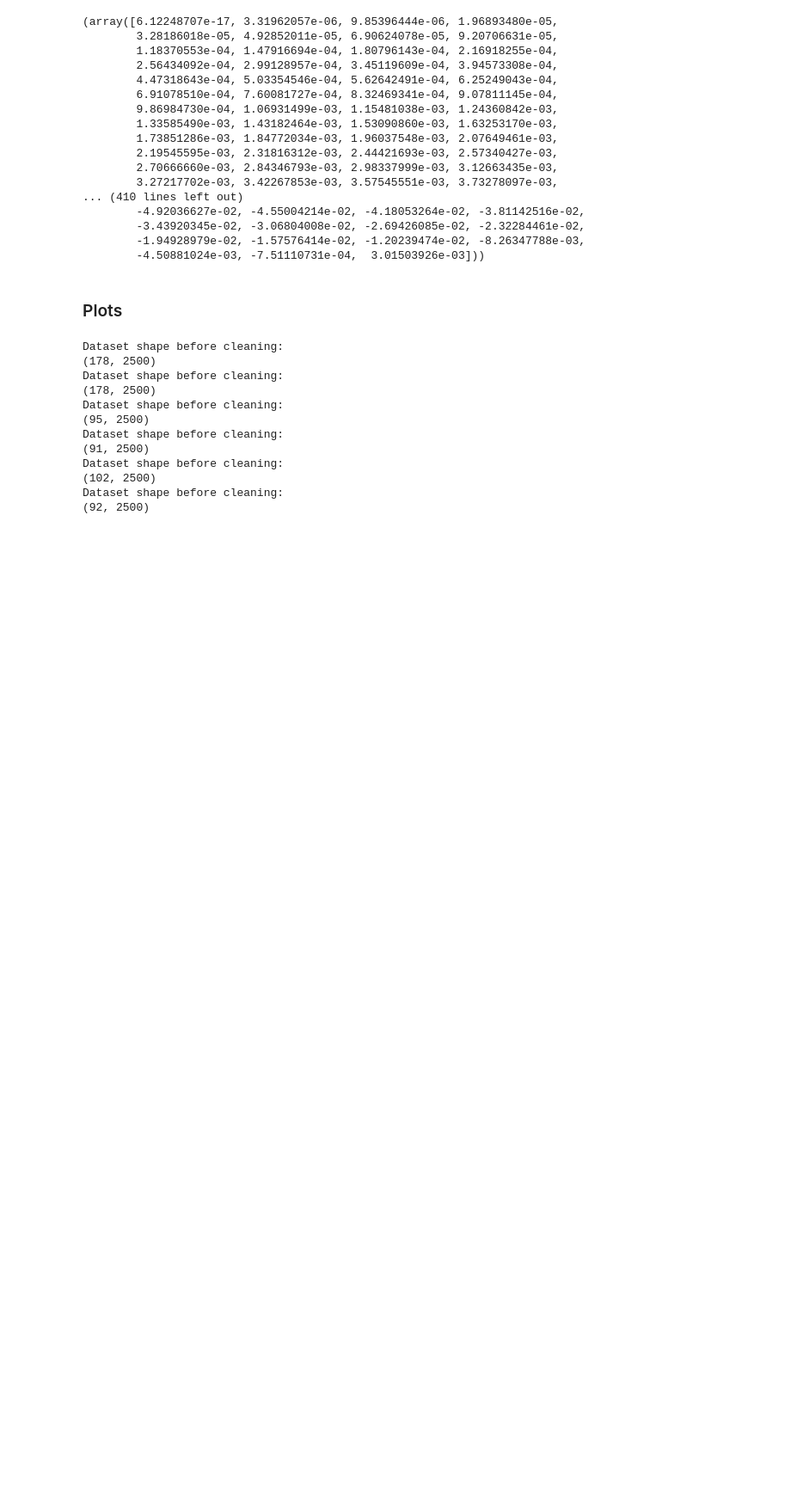
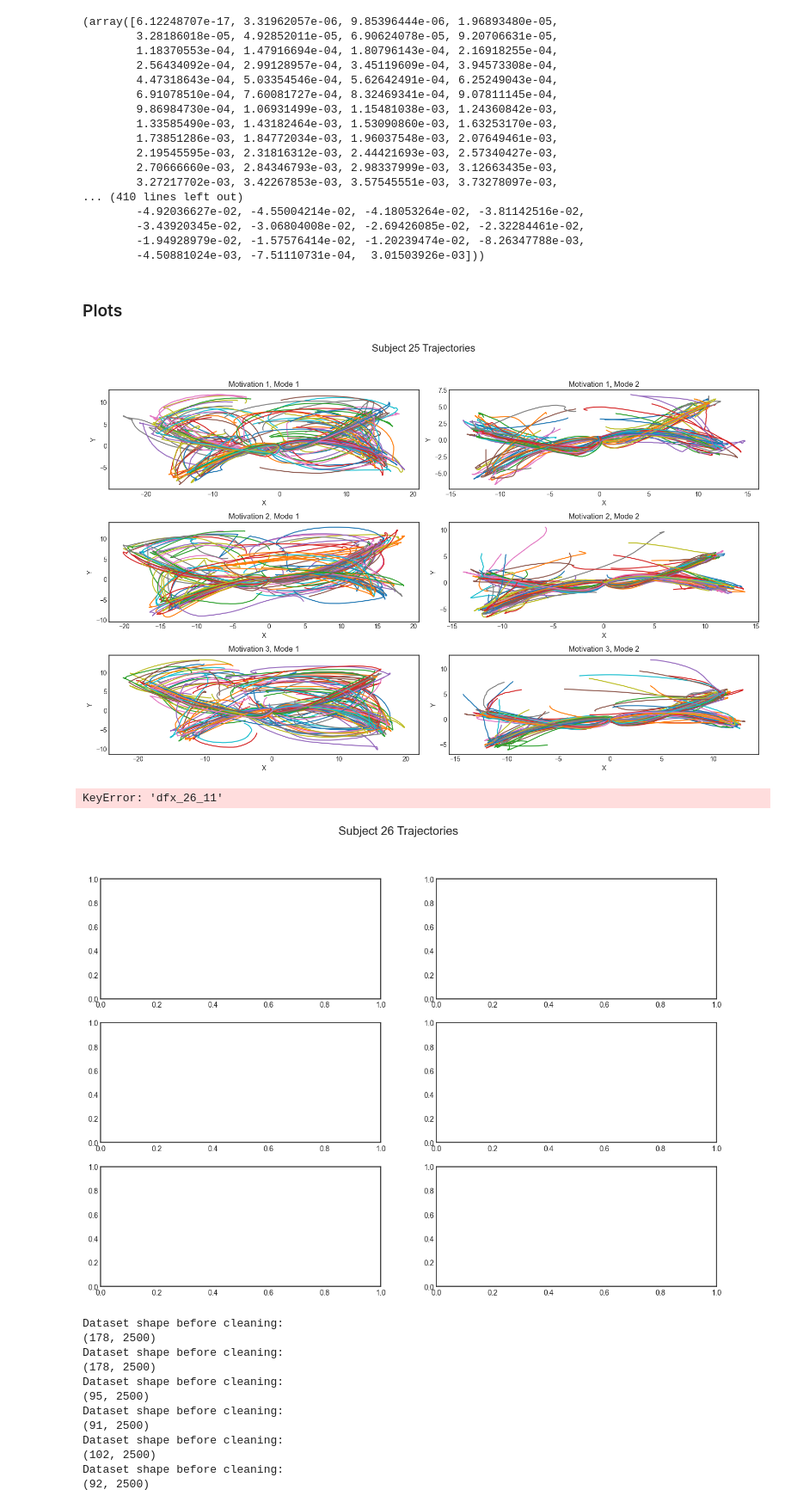
Before and after one commit to flaviaferrus/MotorControlPrediction, a Jupyter notebook: Notebooks/MultipleSubjects.ipynb, the cells around one changed output. Shown at 86% size. Saved outputs shown, nothing was run; the diff lists cells and outputs as text; code cells hidden in the pictures; blank space fills up the shorter version.

Commit message:
Preprocessing plots

```diff
--- a/Notebooks/MultipleSubjects.ipynb
+++ b/Notebooks/MultipleSubjects.ipynb
@@ -249,6 +250,14 @@ Simulated and experimental trajectories for subject  36
         -4.50881024e-03, -7.51110731e-04,  3.01503926e-03]))
 # %% [markdown]
 ### Plots
+# %%
+data_dict_20 = load_multiple_data(first_subj = 25, last_subj = 26,
+                       file_names = 'dataTrajectories' )
+plot_multiple_data(data_dict_20, first_subj = 25, last_subj = 26, save_dir = 'project_plots')
+# %% [output]
+[figure, added]
+KeyError: 'dfx_26_11'
+[figure, added]
 # %%
 data_dict = load_multiple_data(first_subj = 34, last_subj = 36,
                        file_names = 'dataTrajectories' )
```
Also changed, not shown: parts of 15 cells of this notebook, 14 other files.
